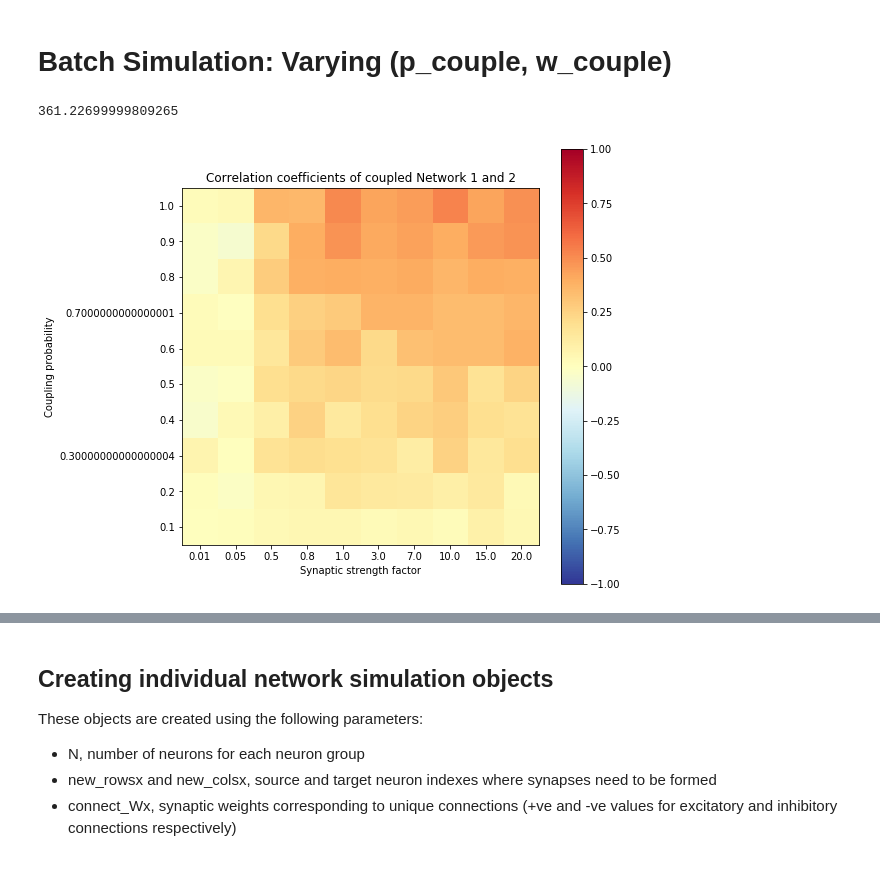
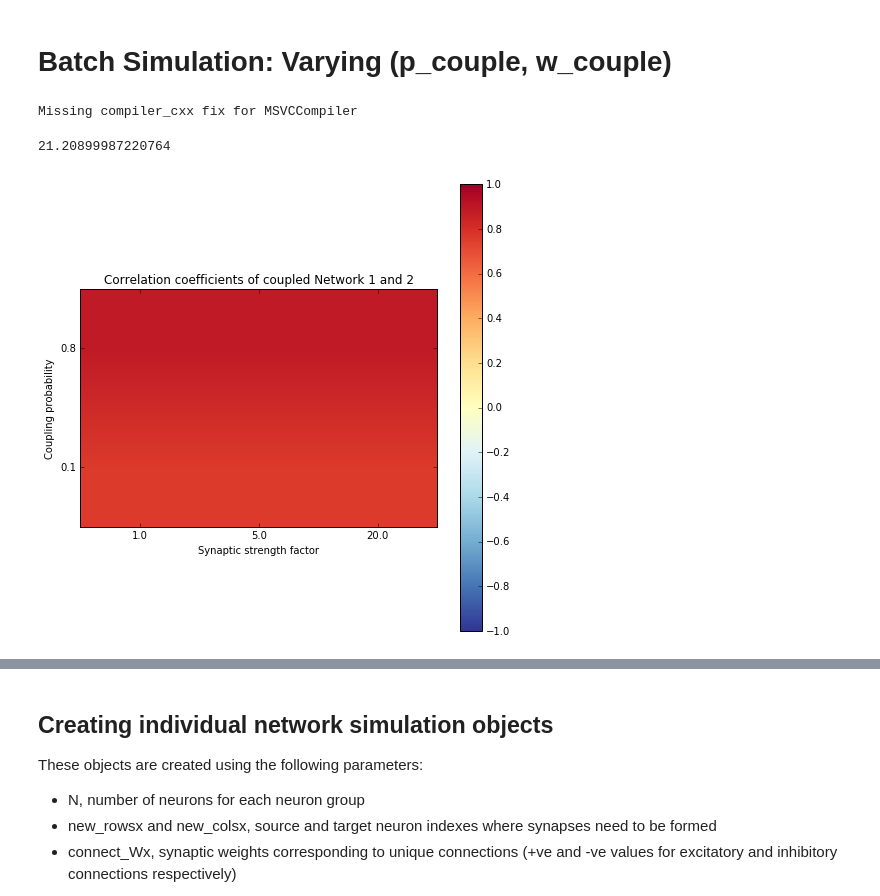
Before and after one commit to KokilaP/Neural-Networks, a Jupyter notebook: N2_BatchSimModel.ipynb, the cells around one changed output, grey strips where cells are left out. Cells and saved outputs as stored; diff of their text form; code cells hidden in the pictures; blank space fills up the shorter version.

Commit message:
New plots
No Poisson input for network 1, poisson input for network 2

```diff
--- a/N2_BatchSimModel.ipynb
+++ b/N2_BatchSimModel.ipynb
@@ -136,7 +136,7 @@ C_mem = 10e-6*farad/cm2 * SA # units are farad
 E_ex = 0*mV
 E_i = -80*mV
 v_c = 0*volt
-I_c = 10 # same as I_ext, units pamp
+I_c = 1000 # same as I_ext, units pamp
 tau_ge = 2*ms
 tau_gi_c = 6.8 # units of ms
 connect_type = 'ee'
@@ -291,30 +291,31 @@ def batch_plot(datastream, index):
 t3 = time.time() # Record start time
 
 # Set simulation parameters
-w_couple_vec = [0.01, 0.05, 0.5, 0.8, 1.0, 3.0, 7.0, 10.0, 15.0, 20.0]*volt
-p_couple_vec = np.arange(0.1,1.1,0.1)
-# w_couple_vec = [1.0,20]*volt
-# p_couple_vec = [0.1,0.8]
+# w_couple_vec = [0.01, 0.05, 0.5, 0.8, 1.0, 3.0, 7.0, 10.0, 15.0, 20.0]*volt
+# p_couple_vec = np.arange(0.1,1.1,0.1)
+w_couple_vec = [1.0,5.0,20]*volt
+p_couple_vec = [0.1,0.8]
 w_len = len(w_couple_vec)
 p_len = len(p_couple_vec)
 coeff = np.zeros((p_len,w_len))
 
 # provide a set of values (w_couple,p_couple) to record spikemonitor values for plotting and analysis
-record_param = [(0.05,0.5),(20.0,0.5),(1.0,0.1),(1.0,0.9)]
+#record_param = [(0.05,0.5),(20.0,0.5),(1.0,0.1),(1.0,0.9)]
+record_param = [(1.0,0.1),(5.0,0.8),(20.0,0.8)]
 r_len = len(record_param)
 datastream = [None]*r_len
 
 # Creating individual network groups
 # PInput define in the input section is 'off' if = 0*volt and 'on' otherwise
-PInput = 0.1*volt
+PInput = 0*volt
 [G1,S1,P1] = BrianVis.network_indv(new_rows1,new_cols1,connect_W1,N,PInput,'neurongroup_1','synapsegroup_1',neuron_diffeqns,integ_method,v_c)
-[G2,S2,P2] = BrianVis.network_indv(new_rows2,new_cols2,connect_W2,N,PInput,'neurongroup_2','synapsegroup_2',neuron_diffeqns,integ_method,v_c)
+[G2,S2,P2] = BrianVis.network_indv(new_rows2,new_cols2,connect_W2,N,0.1*volt,'neurongroup_2','synapsegroup_2',neuron_diffeqns,integ_method,v_c)
 [G3,S3,P3] = BrianVis.network_indv(new_rows1,new_cols1,connect_W1,N,PInput,'neurongroup_3','synapsegroup_3',neuron_diffeqns,integ_method,v_c)
 
 #_____________________________________________________
 # Set parameters for Network 1
 G1.tau_gi = tau_gi_var # making network 1 slower than network 2 for entrainment
-G1.I = I_var
+G1.I = I_var*1000
 
 # Set parameters for Network 2
 G2.tau_gi = tau_gi_var/2
@@ -322,7 +323,7 @@ G2.I = I_var
 
 # Set parameters for Network 3
 G3.tau_gi = tau_gi_var # making network 1 slower than network 2 for entrainment
-G3.I = I_var
+G3.I = I_var*1000
 #______________________________________________________
 
 # Setting up network groups and spike monitors for simulation
@@ -368,35 +369,36 @@ for weight in arange(w_len):
 
         states = net_batch.get_states()
         SN_1i = states['spikemon_cG1']['i']
         SN_1t = states['spikemon_cG1']['t']
         SN_2i = states['spikemon_cG2']['i']
         SN_2t = states['spikemon_cG2']['t']
 
         # obtaining correlation coefficient from comparing binary spike trains of Network 1 and 2
         c = stats.batch_cc(SN_1t,SN_2t,phase1,phase2,bin_size)
         coeff[prob,weight] = c
 
         # for loop to record spikemonitor data for selected runs that need to be graphed
         for k in arange(r_len):
             if record_param[k]==(w_couple_vec[weight]/volt,p_couple_vec[prob]): # check if correct run is
                                                                                 # one that needs to be recorded
                 # store a copy of all spike monitors at this instance (for the current run) by returning a dictionary
                 # using 'spikemonitor'.spike_trains() Brian function and reformatting it as an array of sorted spike times
 
                 datastream[k] = (SN_1t,SN_1i,SN_2t,SN_2i,SN_indvt)
 
         net_batch.remove(S1c2,spikemon_cG1,spikemon_cG2)
         net_batch.restore() # go back to original network state with initial values of Network 1 and 2
         net_indv.restore() # go back to original network state with initial values of Network 3
 
 batch_heatmap(coeff) # plot a probability of coupling vs synaptic strength heatmap using a matrix of
                      #  correlation coefficients
 
 t4 = time.time() # to keep track of batch simulation time
 t4-t3
 # %% [output]
-361.22699999809265
+Missing compiler_cxx fix for MSVCCompiler
+21.20899987220764
-[figure, old version]
+[figure, new version]
 # %%
 batch_plot(datastream,0)
 # %% [output]
```
Also changed, not shown: parts of 8 cells of this notebook.
